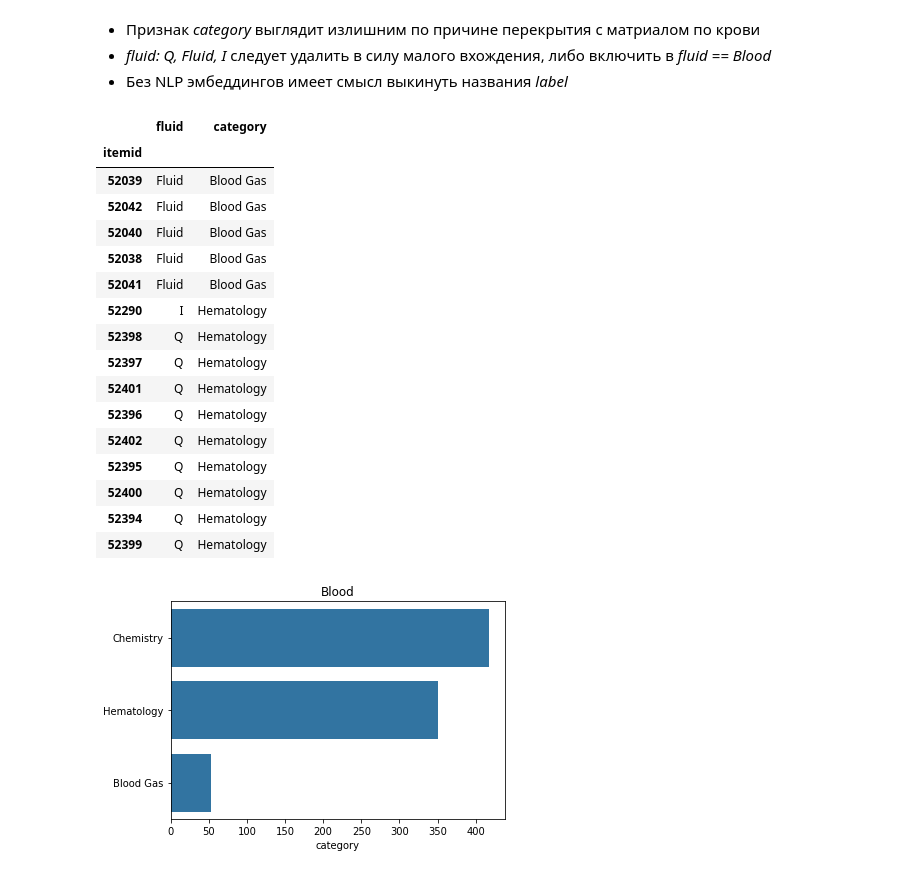
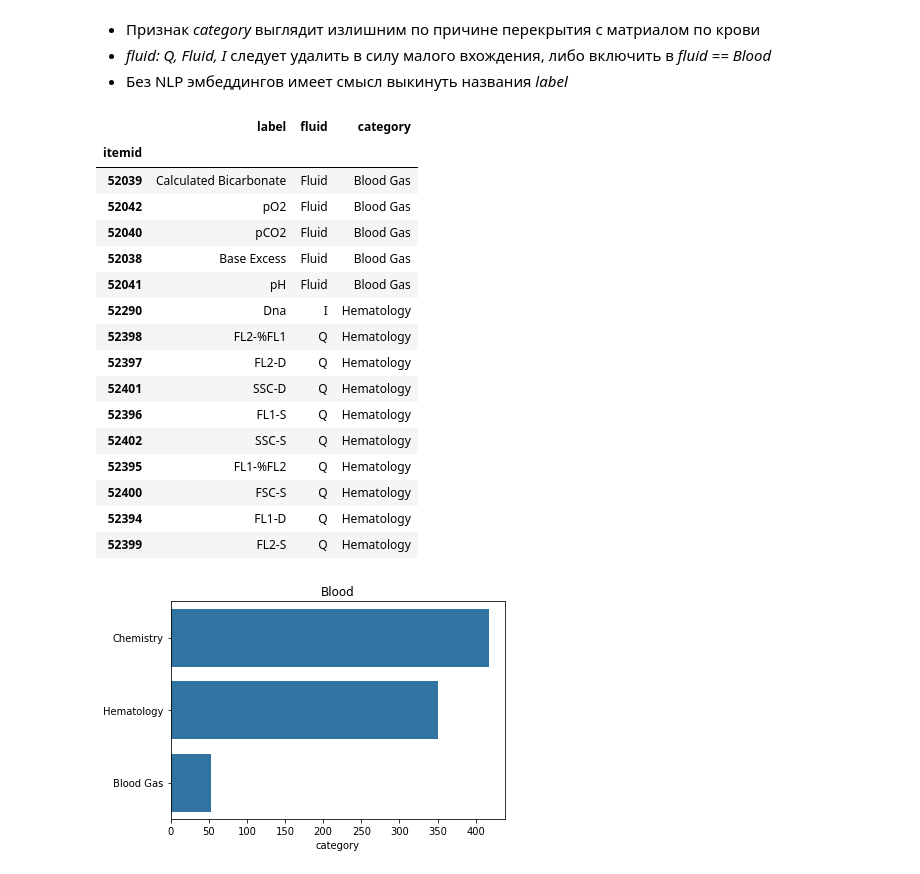
Before and after one commit to leostre/labevent, a Jupyter notebook: src/data_preparation.ipynb, the cells around one changed output. Cells and saved outputs as stored; diff of their text form; code cells hidden in the pictures.

```diff
--- a/src/data_preparation.ipynb
+++ b/src/data_preparation.ipynb
@@ -13,6 +14,7 @@ DELETE_WOREF = True # удалять ли из датасета записи с
 DELETE_MULREF = True # удалять ли из датасета записи с отсутствующими экстраполируемыми множественными референсами
 DELETE_ZERO_RANGES = False # удалять ли записи с диапазонами [0, 0]
 INCLUDE_GAS_INTO_HEMA = False # объединять ли item category 'Blood Gas' и 'Hematology'
+DROP_LABEL = False # Удалять ли колонку label в items
 # %%
 def naprop(x):
     return x.isna().sum() / x.shape[0] * 100
@@ -393,29 +393,29 @@ plot_cat(labit) # оставлю тут, как иллюстрацию всей
 * *fluid: Q, Fluid, I* следует удалить в силу малого вхождения, либо включить в *fluid == Blood*
 * Без NLP эмбеддингов имеет смысл выкинуть названия *label*
 # %%
-if 'label' in labit.columns:
+if DROP_LABEL and 'label' in labit.columns:
     labit.drop('label', inplace=True, axis=1)
 
 torep = labit.fluid.isin(('Q', 'Fluid', 'I'))
 labit[torep]
 # %% [output]
-|  | fluid | category |
-| itemid |  |  |
-| 52039 | Fluid | Blood Gas |
-| 52042 | Fluid | Blood Gas |
-| 52040 | Fluid | Blood Gas |
-| 52038 | Fluid | Blood Gas |
-| 52041 | Fluid | Blood Gas |
-| 52290 | I | Hematology |
-| 52398 | Q | Hematology |
-| 52397 | Q | Hematology |
-| 52401 | Q | Hematology |
-| 52396 | Q | Hematology |
-| 52402 | Q | Hematology |
-| 52395 | Q | Hematology |
-| 52400 | Q | Hematology |
-| 52394 | Q | Hematology |
-| 52399 | Q | Hematology |
+|  | label | fluid | category |
+| itemid |  |  |  |
+| 52039 | Calculated Bicarbonate | Fluid | Blood Gas |
+| 52042 | pO2 | Fluid | Blood Gas |
+| 52040 | pCO2 | Fluid | Blood Gas |
+| 52038 | Base Excess | Fluid | Blood Gas |
+| 52041 | pH | Fluid | Blood Gas |
+| 52290 | Dna | I | Hematology |
+| 52398 | FL2-%FL1 | Q | Hematology |
+| 52397 | FL2-D | Q | Hematology |
+| 52401 | SSC-D | Q | Hematology |
+| 52396 | FL1-S | Q | Hematology |
+| 52402 | SSC-S | Q | Hematology |
+| 52395 | FL1-%FL2 | Q | Hematology |
+| 52400 | FSC-S | Q | Hematology |
+| 52394 | FL1-D | Q | Hematology |
+| 52399 | FL2-S | Q | Hematology |
 # %%
 labit.loc[torep, 'fluid'] = 'Blood'
 # %%
```
Also changed, not shown: parts of 29 cells of this notebook, 7 other files.
